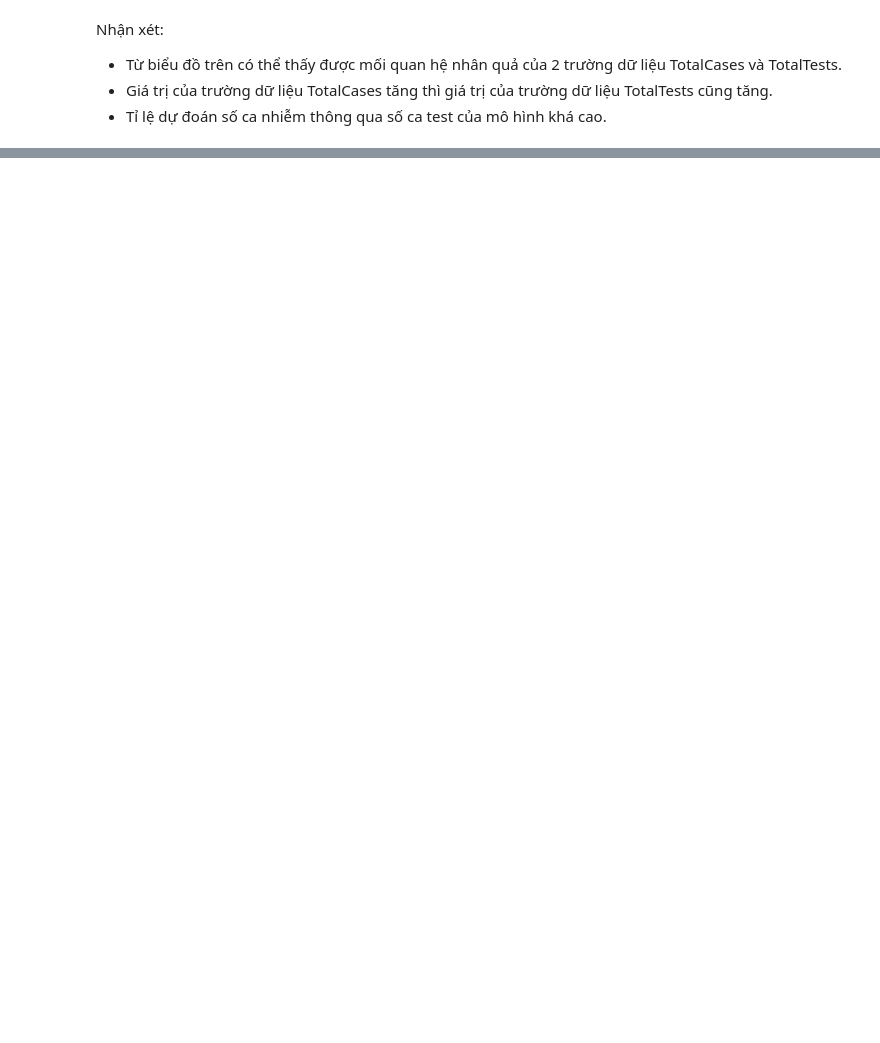
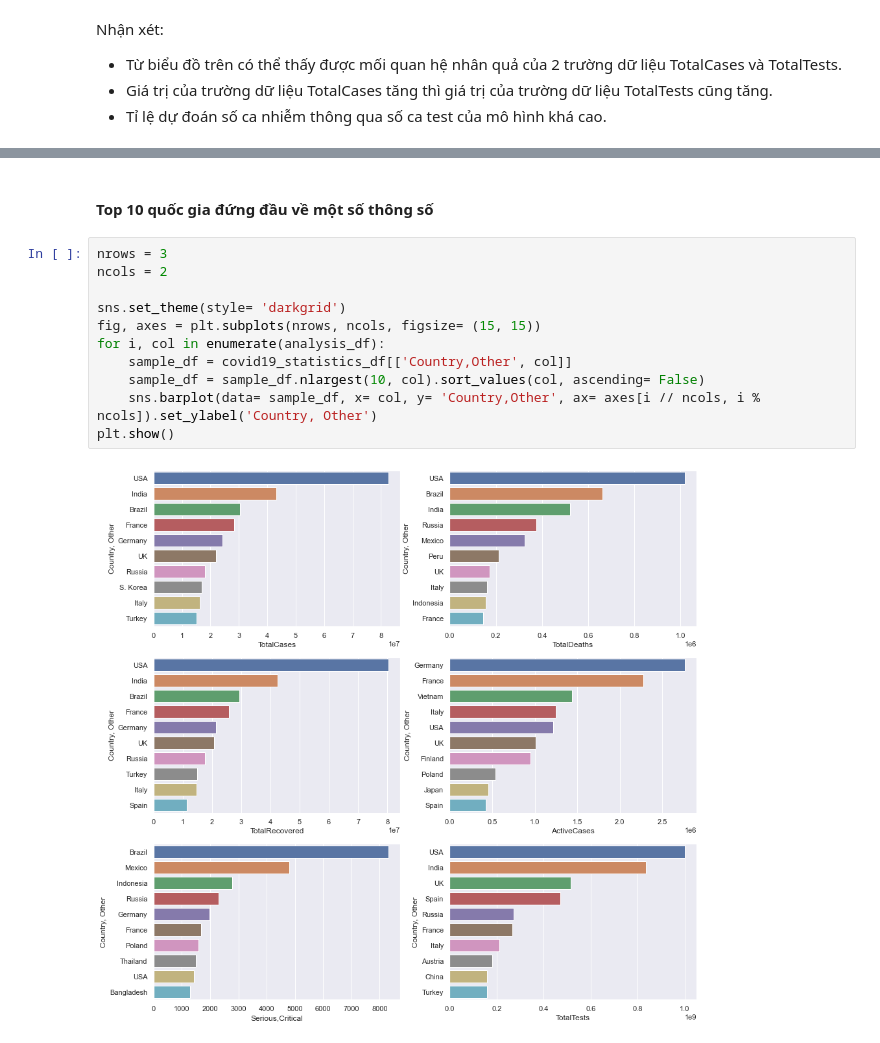
Before and after one commit to Nanashi0it/Lab01_DataRelationship, a Jupyter notebook: Analysis_Visualization.ipynb, the cells around one changed output, grey strips where cells are left out. Saved outputs shown, nothing was run; the diff lists cells and outputs as text; blank space fills up the shorter version.

```diff
--- a/Analysis_Visualization.ipynb
+++ b/Analysis_Visualization.ipynb
@@ -226,0 +330,15 @@ Nhận xét:
+# %% [markdown]
+#### Top 10 quốc gia đứng đầu về một số thông số
+# %%
+nrows = 3
+ncols = 2
+
+sns.set_theme(style= 'darkgrid')
+fig, axes = plt.subplots(nrows, ncols, figsize= (15, 15))
+for i, col in enumerate(analysis_df):
+    sample_df = covid19_statistics_df[['Country,Other', col]]
+    sample_df = sample_df.nlargest(10, col).sort_values(col, ascending= False)
+    sns.barplot(data= sample_df, x= col, y= 'Country,Other', ax= axes[i // ncols, i % ncols]).set_ylabel('Country, Other')
+plt.show()
+# %% [output]
+[figure, added]
```
Also changed, not shown: parts of 19 cells of this notebook.
